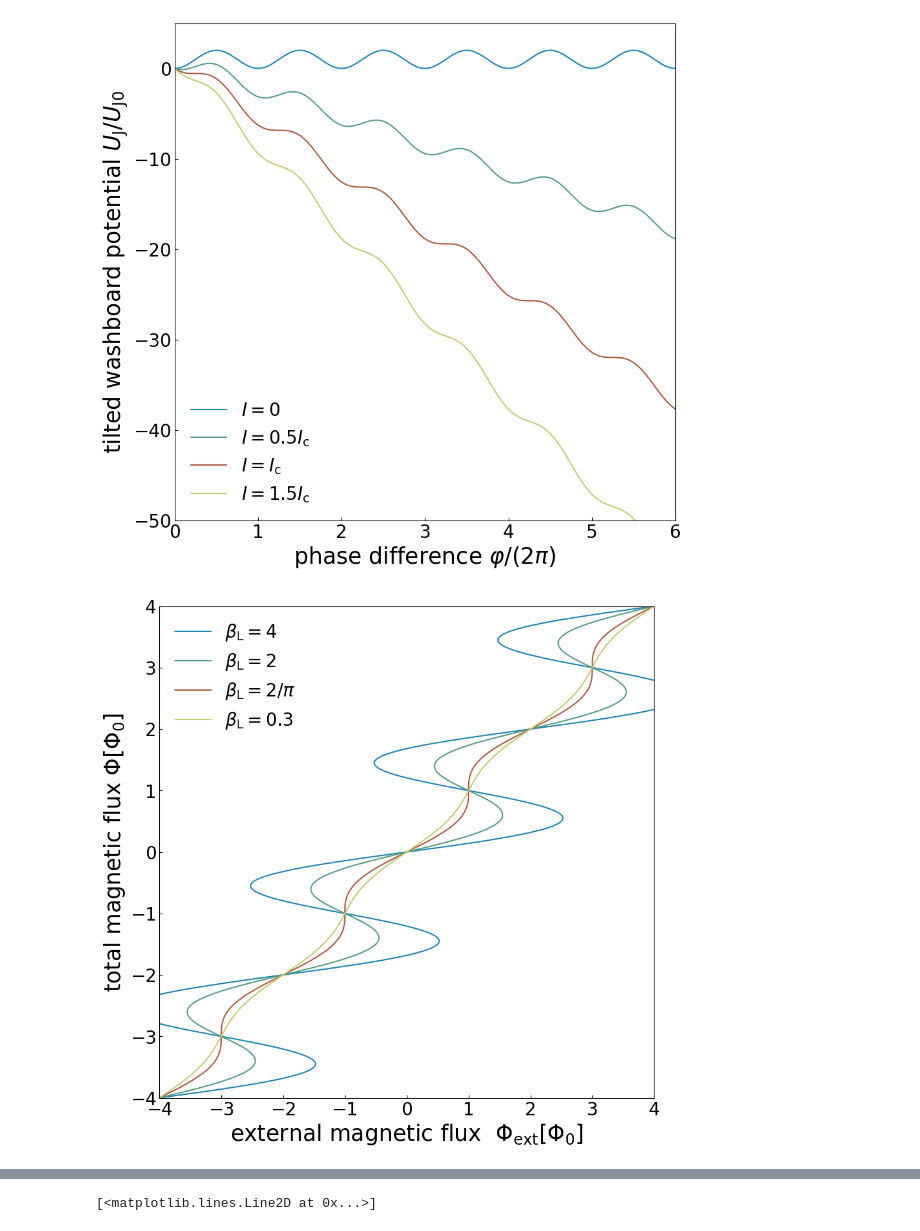
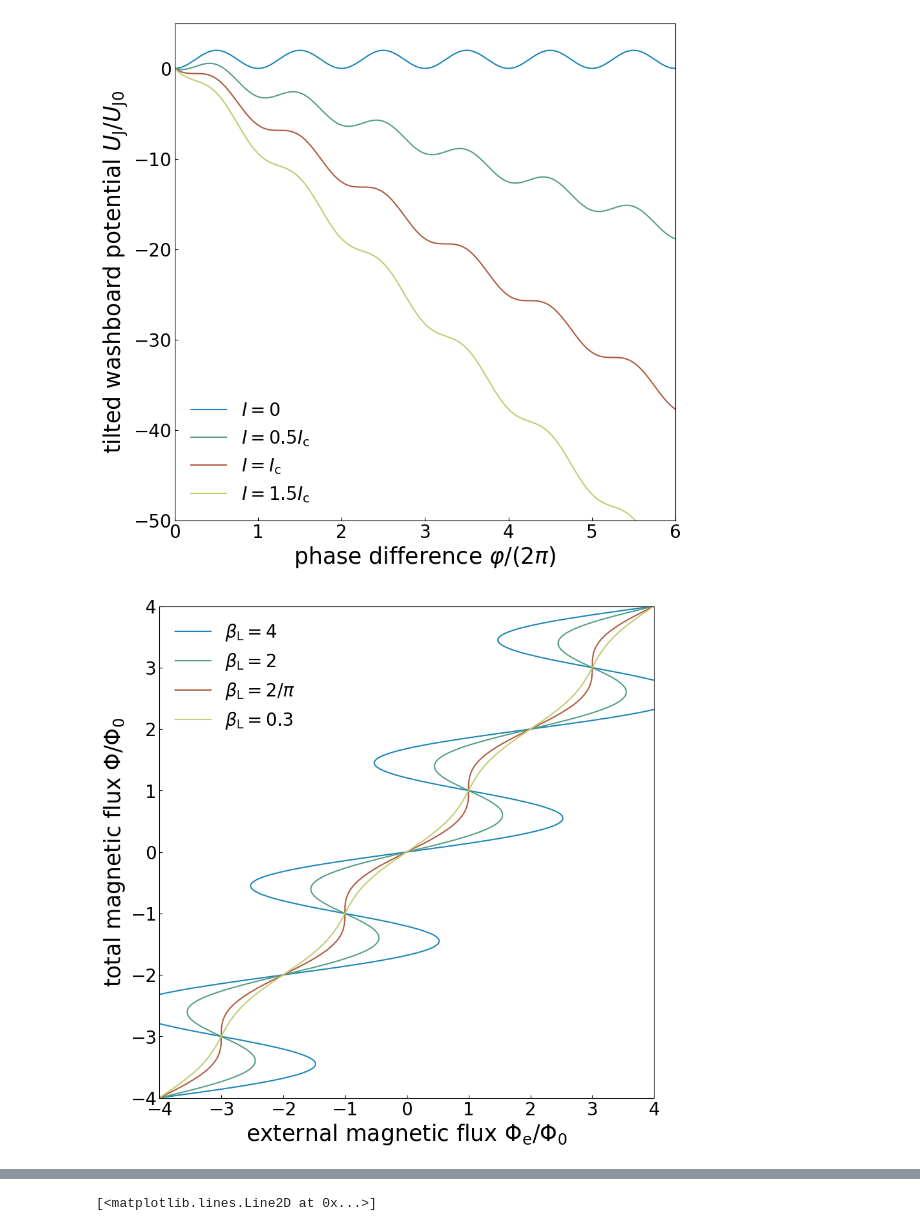
Before and after one commit to nkahne/Master-Thesis, a Jupyter notebook: Figures/literature_plots.ipynb, the cells around one changed output, grey strips where cells are left out. Drawn from its saved outputs; the diff is of its cells as text; code cells hidden in the pictures.

```diff
--- a/Figures/literature_plots.ipynb
+++ b/Figures/literature_plots.ipynb
@@ -110,22 +110,22 @@ plt.show()
 # %%
 phi_0 = 2e-15
 phi = np.linspace(-4,4,8000)*2e-15
 def PhiExt(x,betaL):
         return x + phi_0*betaL*np.sin(np.pi*x/phi_0)/2
 f, ax = plt.subplots()
 ax.plot(PhiExt(phi,4)/phi_0, phi/phi_0, color='#1b85b8', label=r'$\beta_{\rm L}=4$')
 ax.plot(PhiExt(phi,2)/phi_0, phi/phi_0, color='#559e83', label=r'$\beta_{\rm L}=2$')
 ax.plot(PhiExt(phi,2/np.pi)/phi_0, phi/phi_0, color='#ae5a41', label=r'$\beta_{\rm L}=2/\pi$')
 ax.plot(PhiExt(phi,0.3)/phi_0, phi/phi_0, color='#c3cb71', label=r'$\beta_{\rm L}=0.3$')
 ax.set_ylim(-4,4)
 ax.set_xlim(-4,4)
-ax.set_xlabel(r'external magnetic flux  $\Phi_{\mathrm{ext}}[\Phi_0]$')
-ax.set_ylabel(r'total magnetic flux $\Phi[\Phi_0]$')
+ax.set_xlabel(r'external magnetic flux $\Phi_{\mathrm{e}}/\Phi_0$')
+ax.set_ylabel(r'total magnetic flux $\Phi/\Phi_0$')
 ax.legend()
 plt.savefig('Phi_betaL.pdf')
 plt.show()
 # %% [output]
-[figure, old version]
+[figure, new version]
 # %%
 I = np.linspace(0,30,3000)*1e-6
 phi = np.linspace(-2,2,8000)*phi_0
```
Also changed, not shown: parts of 10 cells of this notebook, 14 other files.
